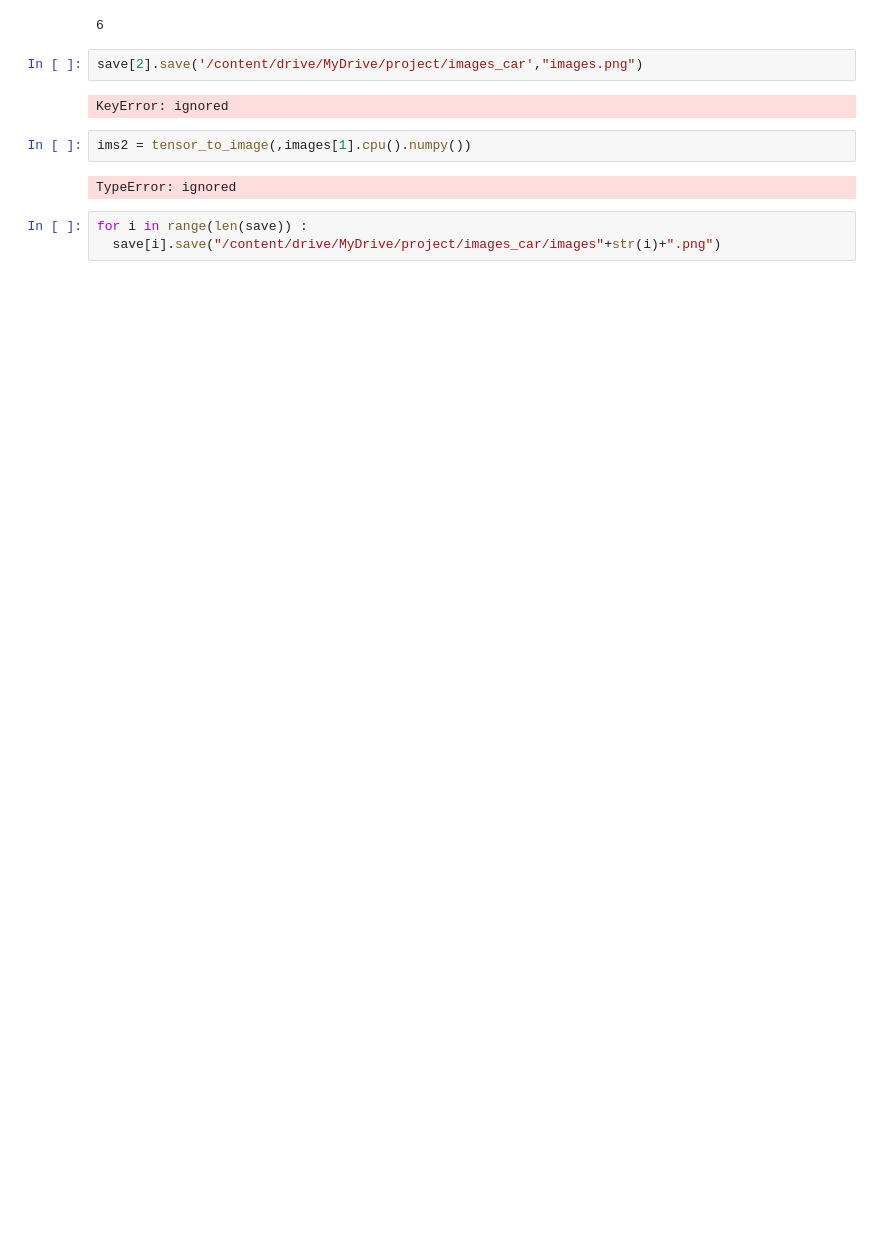
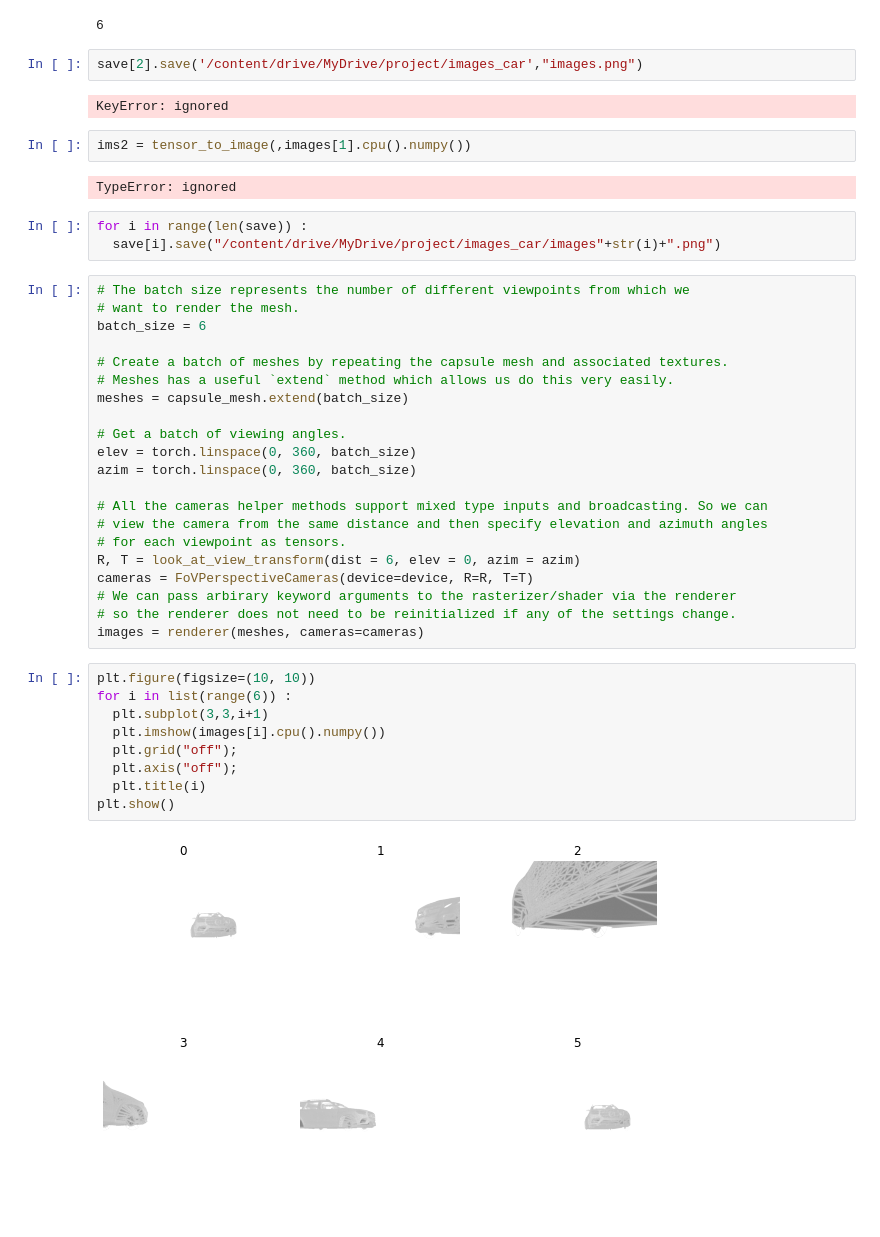
Before and after one commit to Krocata613020188-1/Project, a Jupyter notebook: testview.ipynb, the cells around one changed output. Saved outputs shown, nothing was run; the diff lists cells and outputs as text; blank space fills up the shorter version.

```diff
--- a/testview.ipynb
+++ b/testview.ipynb
@@ -414,3 +414,35 @@ TypeError: ignored
 # %%
 for i in range(len(save)) :
   save[i].save("/content/drive/MyDrive/project/images_car/images"+str(i)+".png")
+# %%
+# The batch size represents the number of different viewpoints from which we
+# want to render the mesh.
+batch_size = 6
+
+# Create a batch of meshes by repeating the capsule mesh and associated textures.
+# Meshes has a useful `extend` method which allows us do this very easily.
+meshes = capsule_mesh.extend(batch_size)
+
+# Get a batch of viewing angles.
+elev = torch.linspace(0, 360, batch_size)
+azim = torch.linspace(0, 360, batch_size)
+
+# All the cameras helper methods support mixed type inputs and broadcasting. So we can
+# view the camera from the same distance and then specify elevation and azimuth angles
+# for each viewpoint as tensors.
+R, T = look_at_view_transform(dist = 6, elev = 0, azim = azim)
+cameras = FoVPerspectiveCameras(device=device, R=R, T=T)
+# We can pass arbirary keyword arguments to the rasterizer/shader via the renderer
+# so the renderer does not need to be reinitialized if any of the settings change.
+images = renderer(meshes, cameras=cameras)
+# %%
+plt.figure(figsize=(10, 10))
+for i in list(range(6)) :
+  plt.subplot(3,3,i+1)
+  plt.imshow(images[i].cpu().numpy())
+  plt.grid("off");
+  plt.axis("off");
+  plt.title(i)
+plt.show()
+# %% [output]
+[figure, added]
```
